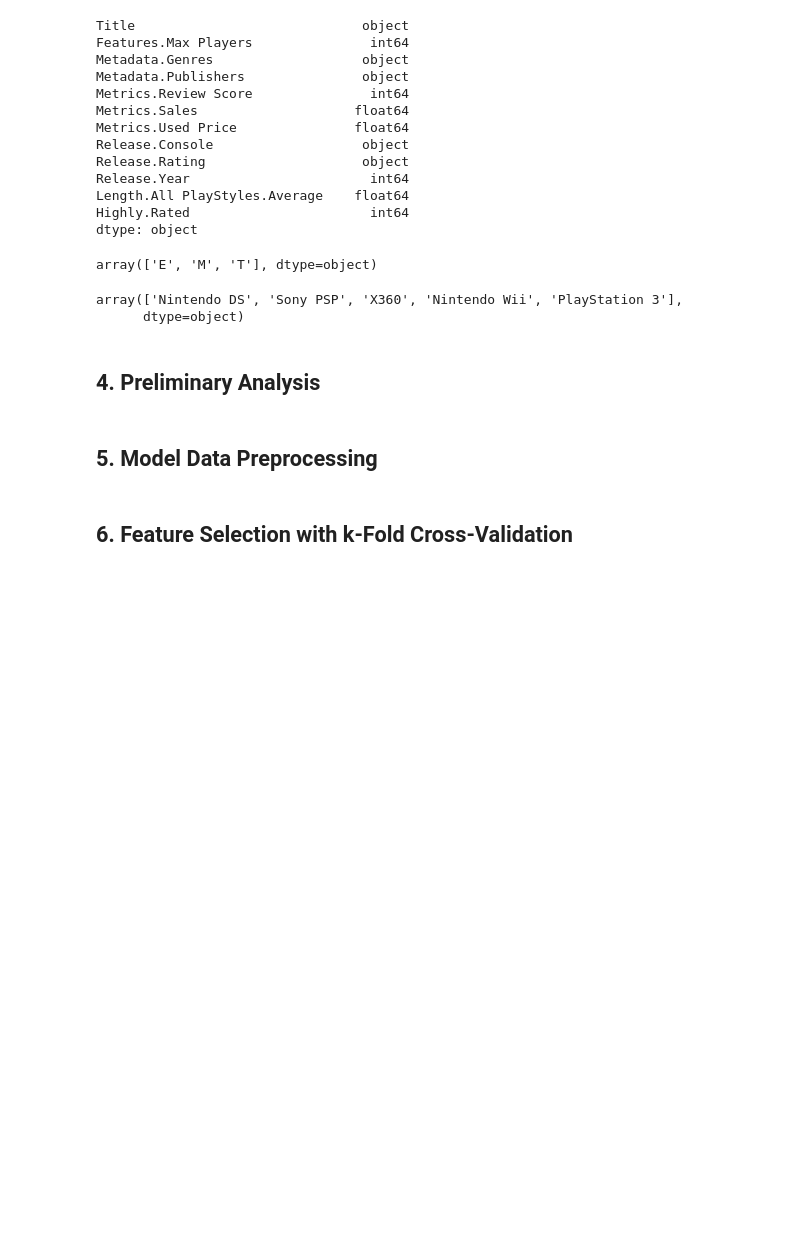
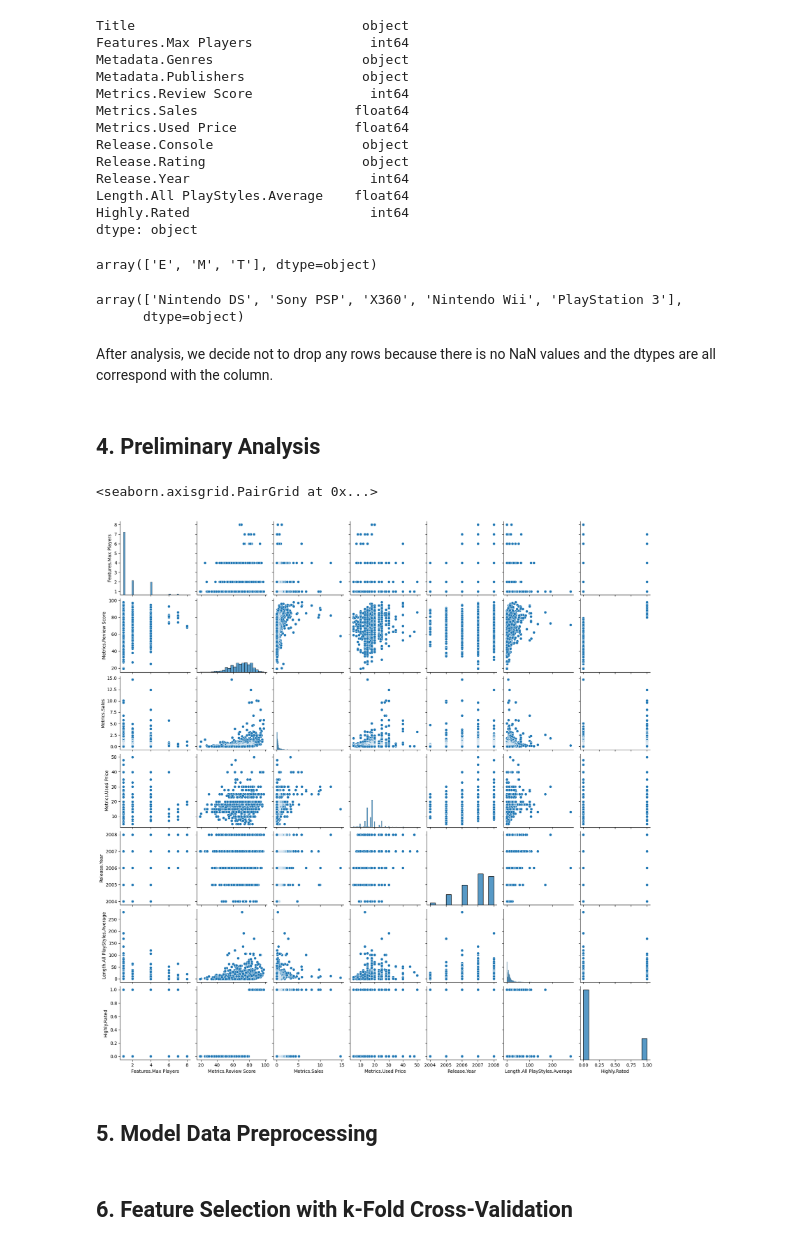
Before and after one commit to afifshomali/STAT207_FinalProejct, a Jupyter notebook: Final_Project_YOURNAMESHERE.ipynb, the cells around one changed output. Saved outputs shown, nothing was run; the diff lists cells and outputs as text; code cells hidden in the pictures; blank space fills up the shorter version.

```diff
--- a/Final_Project_YOURNAMESHERE.ipynb
+++ b/Final_Project_YOURNAMESHERE.ipynb
@@ -131,8 +151,15 @@ df["Release.Console"].unique()
 # %% [output]
 array(['Nintendo DS', 'Sony PSP', 'X360', 'Nintendo Wii', 'PlayStation 3'],
       dtype=object)
+# %% [markdown]
+After analysis, we decide not to drop any rows because there is no NaN values and the dtypes are all correspond with the column.
 # %% [markdown]
 ## 4. Preliminary Analysis
+# %%
+sns.pairplot(df)
+# %% [output]
+<seaborn.axisgrid.PairGrid at 0x...>
+[figure, added]
 # %% [markdown]
 ## 5. Model Data Preprocessing
 # %% [markdown]
```
Also changed, not shown: parts of 3 cells of this notebook.
